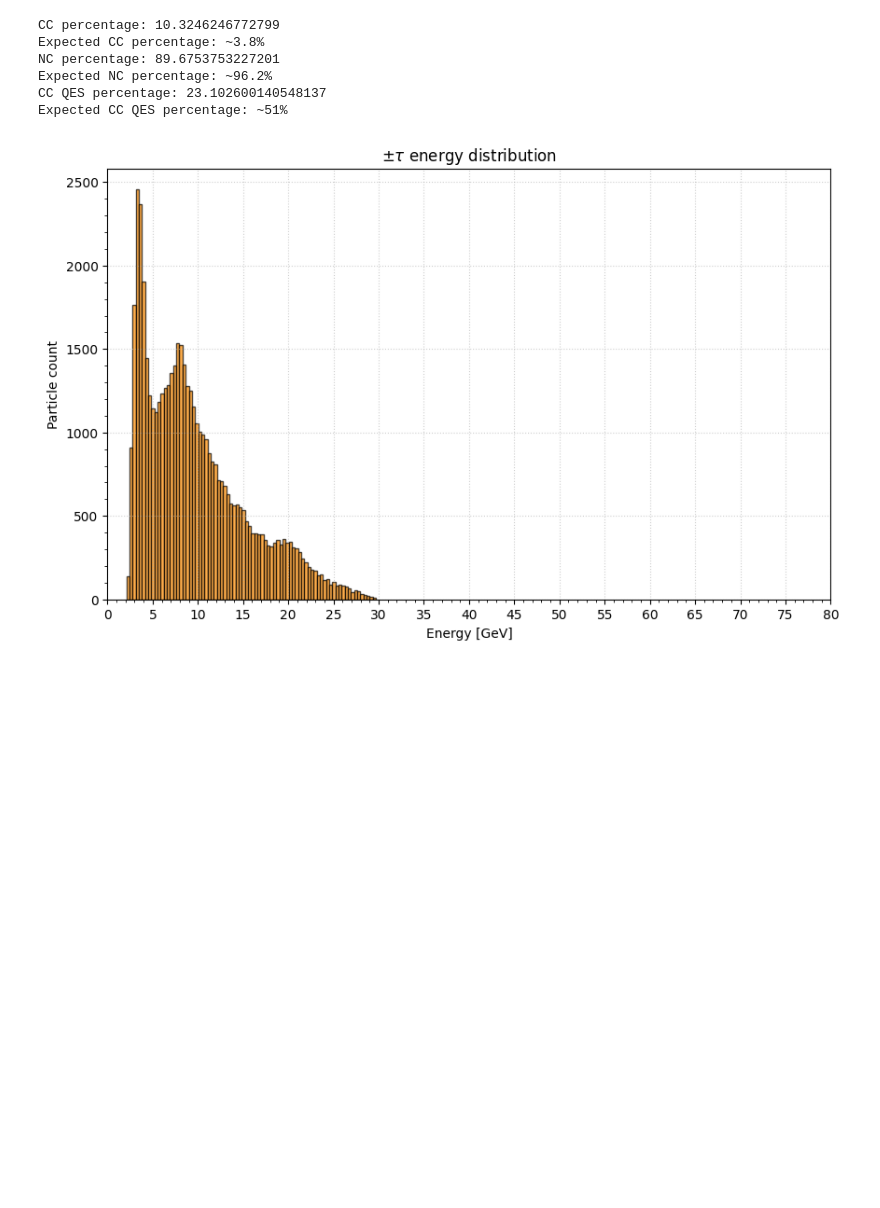
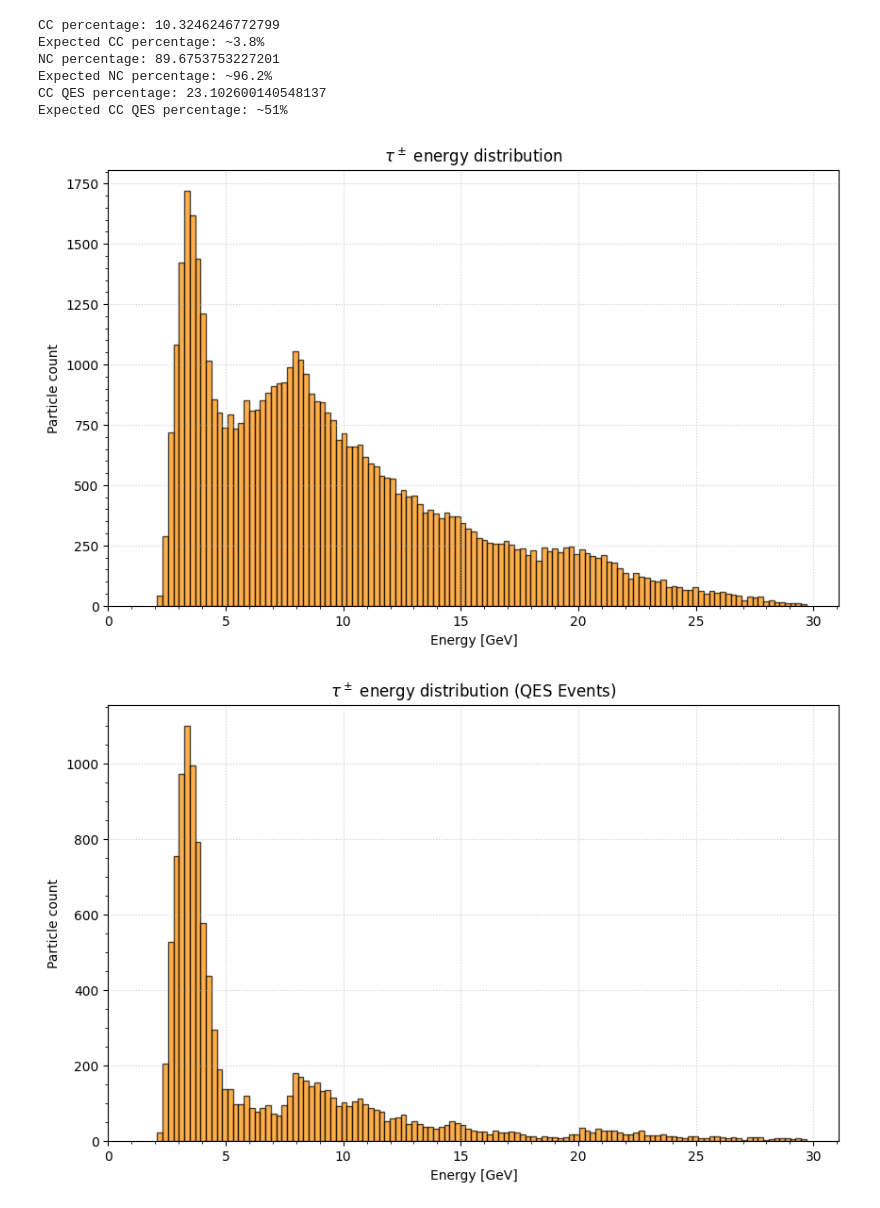
Before and after one commit to PasiekaFUW/Masters_Thesis, a Jupyter notebook: Lab/analysis/GJNuTau.ipynb, the cells around one changed output. Drawn from its saved outputs; the diff is of its cells as text; code cells hidden in the pictures; blank space fills up the shorter version.

Commit message:
Plotting Data Set

```diff
--- a/Lab/analysis/GJNuTau.ipynb
+++ b/Lab/analysis/GJNuTau.ipynb
@@ -78,6 +81,10 @@ Expected NC percentage: ~96.2%
 CC QES percentage: 23.102600140548137
 Expected CC QES percentage: ~51%
 # %%
+import analysis.scripts.plotting_functions as pf
+importlib.reload(pf)
 pf.plot_tau_energy(df_all_stable)
+pf.plot_tau_energy(df_all_stable, QES=True)
 # %% [output]
-[figure, old version]
+[figure, new version]
+[figure, added]
```
Also changed, not shown: parts of 7 cells of this notebook, 1 other file.
